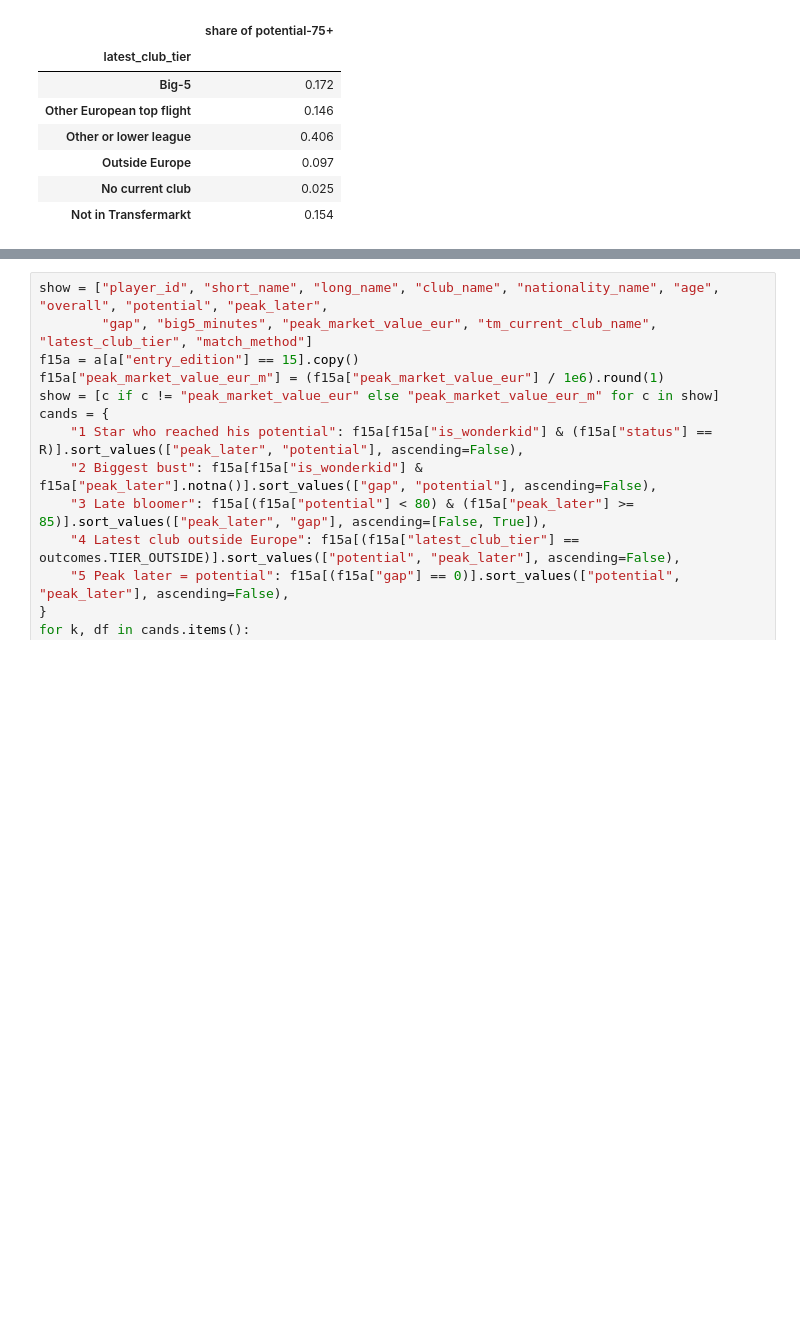
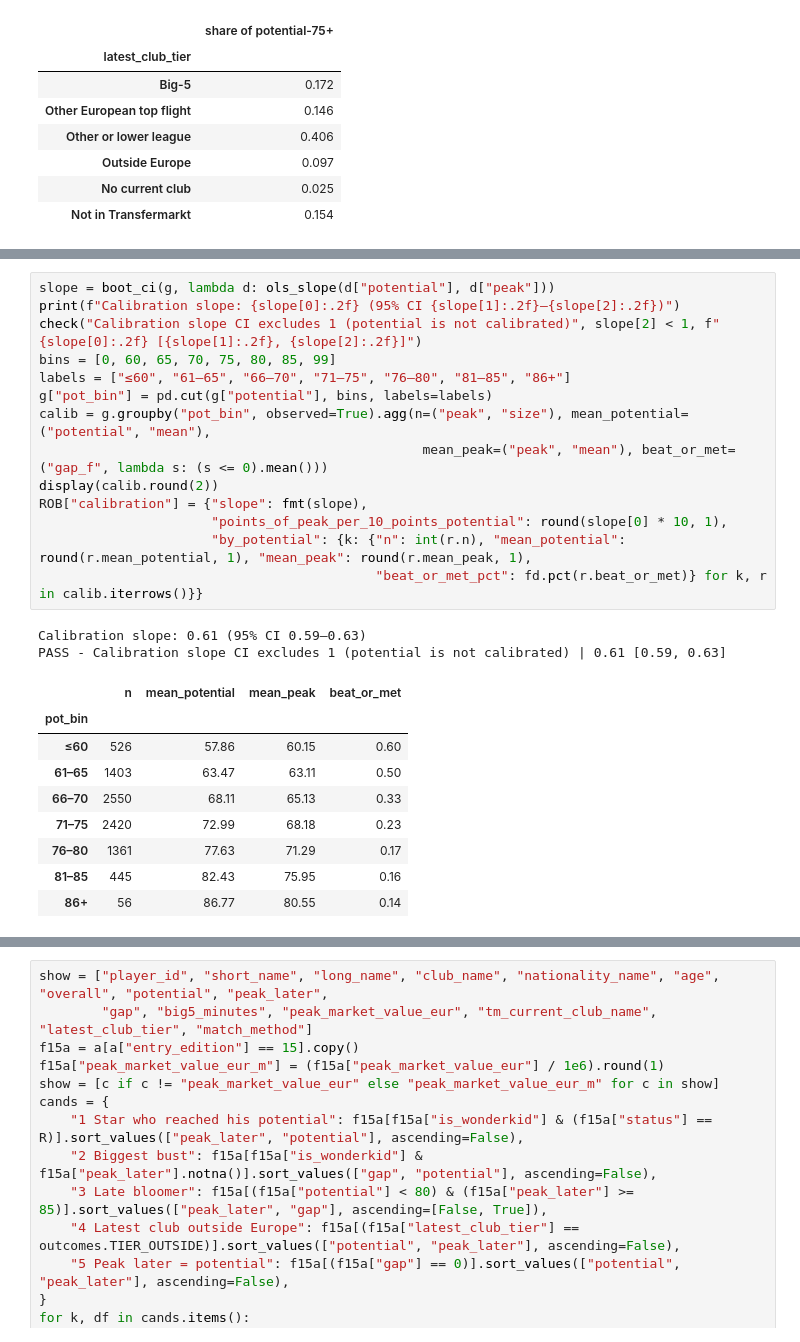
Before and after one commit to heisenberg1804/career-mode-promise, a Jupyter notebook: notebooks/05_analysis_master.ipynb, the cells around one changed output, grey strips where cells are left out. Cells and saved outputs as stored; diff of their text form; blank space fills up the shorter version.

```diff
--- a/notebooks/05_analysis_master.ipynb
+++ b/notebooks/05_analysis_master.ipynb
@@ -420,0 +467,26 @@ F["chart_14"] = {"potential_75plus_tier_pct": {k: fd.pct(v) for k, v in tier_sha
+# %%
+slope = boot_ci(g, lambda d: ols_slope(d["potential"], d["peak"]))
+print(f"Calibration slope: {slope[0]:.2f} (95% CI {slope[1]:.2f}–{slope[2]:.2f})")
+check("Calibration slope CI excludes 1 (potential is not calibrated)", slope[2] < 1, f"{slope[0]:.2f} [{slope[1]:.2f}, {slope[2]:.2f}]")
+bins = [0, 60, 65, 70, 75, 80, 85, 99]
+labels = ["≤60", "61–65", "66–70", "71–75", "76–80", "81–85", "86+"]
+g["pot_bin"] = pd.cut(g["potential"], bins, labels=labels)
+calib = g.groupby("pot_bin", observed=True).agg(n=("peak", "size"), mean_potential=("potential", "mean"),
+                                                 mean_peak=("peak", "mean"), beat_or_met=("gap_f", lambda s: (s <= 0).mean()))
+display(calib.round(2))
+ROB["calibration"] = {"slope": fmt(slope),
+                      "points_of_peak_per_10_points_potential": round(slope[0] * 10, 1),
+                      "by_potential": {k: {"n": int(r.n), "mean_potential": round(r.mean_potential, 1), "mean_peak": round(r.mean_peak, 1),
+                                           "beat_or_met_pct": fd.pct(r.beat_or_met)} for k, r in calib.iterrows()}}
+# %% [output]
+Calibration slope: 0.61 (95% CI 0.59–0.63)
+PASS - Calibration slope CI excludes 1 (potential is not calibrated) | 0.61 [0.59, 0.63]
+|  | n | mean_potential | mean_peak | beat_or_met |
+| pot_bin |  |  |  |  |
+| ≤60 | 526 | 57.86 | 60.15 | 0.60 |
+| 61–65 | 1403 | 63.47 | 63.11 | 0.50 |
+| 66–70 | 2550 | 68.11 | 65.13 | 0.33 |
+| 71–75 | 2420 | 72.99 | 68.18 | 0.23 |
+| 76–80 | 1361 | 77.63 | 71.29 | 0.17 |
+| 81–85 | 445 | 82.43 | 75.95 | 0.16 |
+| 86+ | 56 | 86.77 | 80.55 | 0.14 |
```
Also changed, not shown: parts of 23 cells of this notebook, 6 other files.
